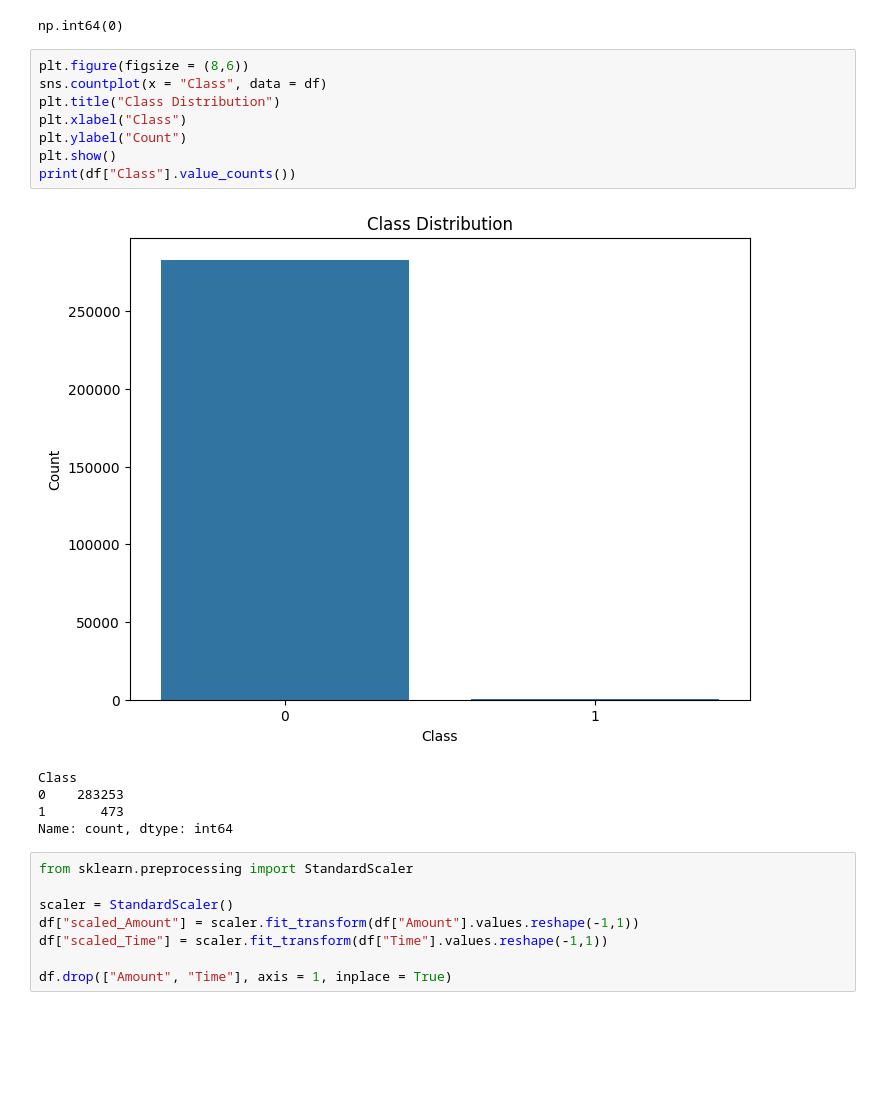
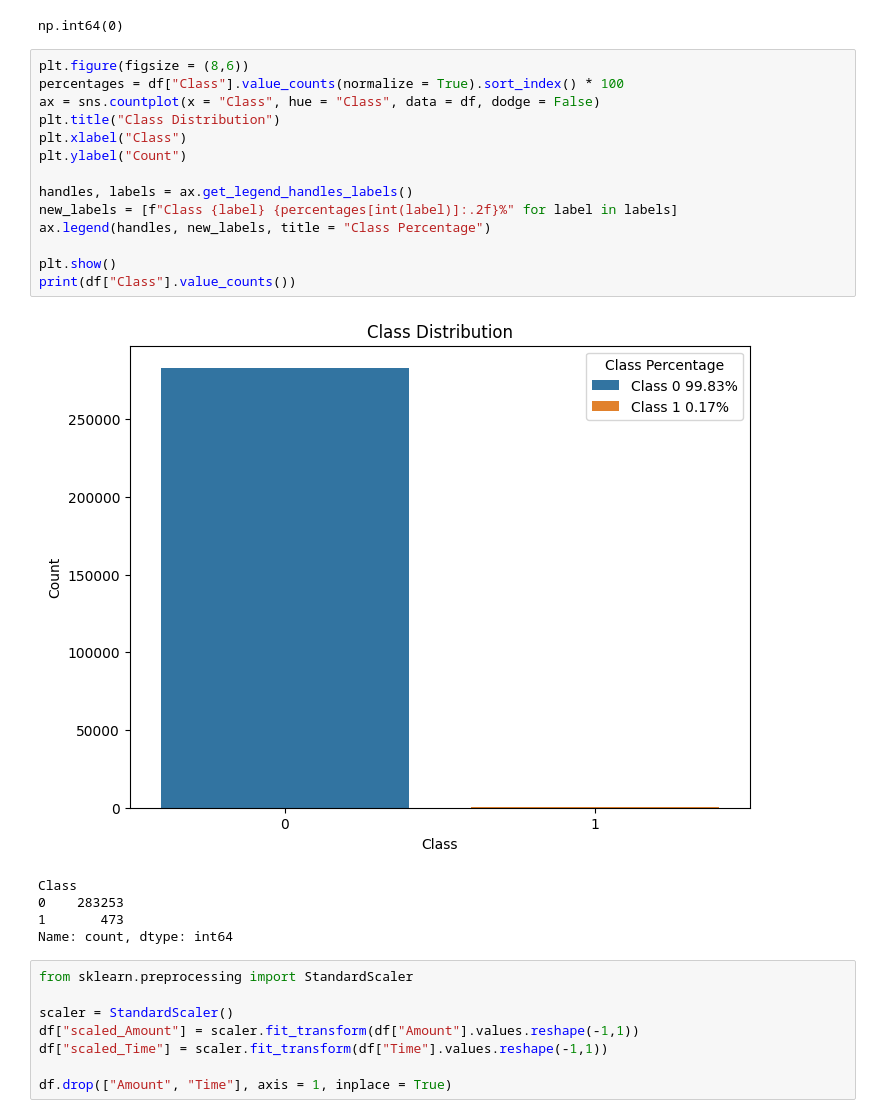
Before and after one commit to fuatkeles/Projects, a Jupyter notebook: Machine_Learning_Assignment.ipynb, the cells around one changed output. Cells and saved outputs as stored; diff of their text form; blank space fills up the shorter version.

```diff
--- a/Machine_Learning_Assignment.ipynb
+++ b/Machine_Learning_Assignment.ipynb
@@ -79,14 +79,20 @@ df.duplicated().sum()
 np.int64(0)
 # %%
 plt.figure(figsize = (8,6))
-sns.countplot(x = "Class", data = df)
+percentages = df["Class"].value_counts(normalize = True).sort_index() * 100
+ax = sns.countplot(x = "Class", hue = "Class", data = df, dodge = False)
 plt.title("Class Distribution")
 plt.xlabel("Class")
 plt.ylabel("Count")
+
+handles, labels = ax.get_legend_handles_labels()
+new_labels = [f"Class {label} {percentages[int(label)]:.2f}%" for label in labels]
+ax.legend(handles, new_labels, title = "Class Percentage")
+
 plt.show()
 print(df["Class"].value_counts())
 # %% [output]
-[figure, old version]
+[figure, new version]
 Class
 0    283253
 1       473
```
Also changed, not shown: parts of 2 cells of this notebook.
